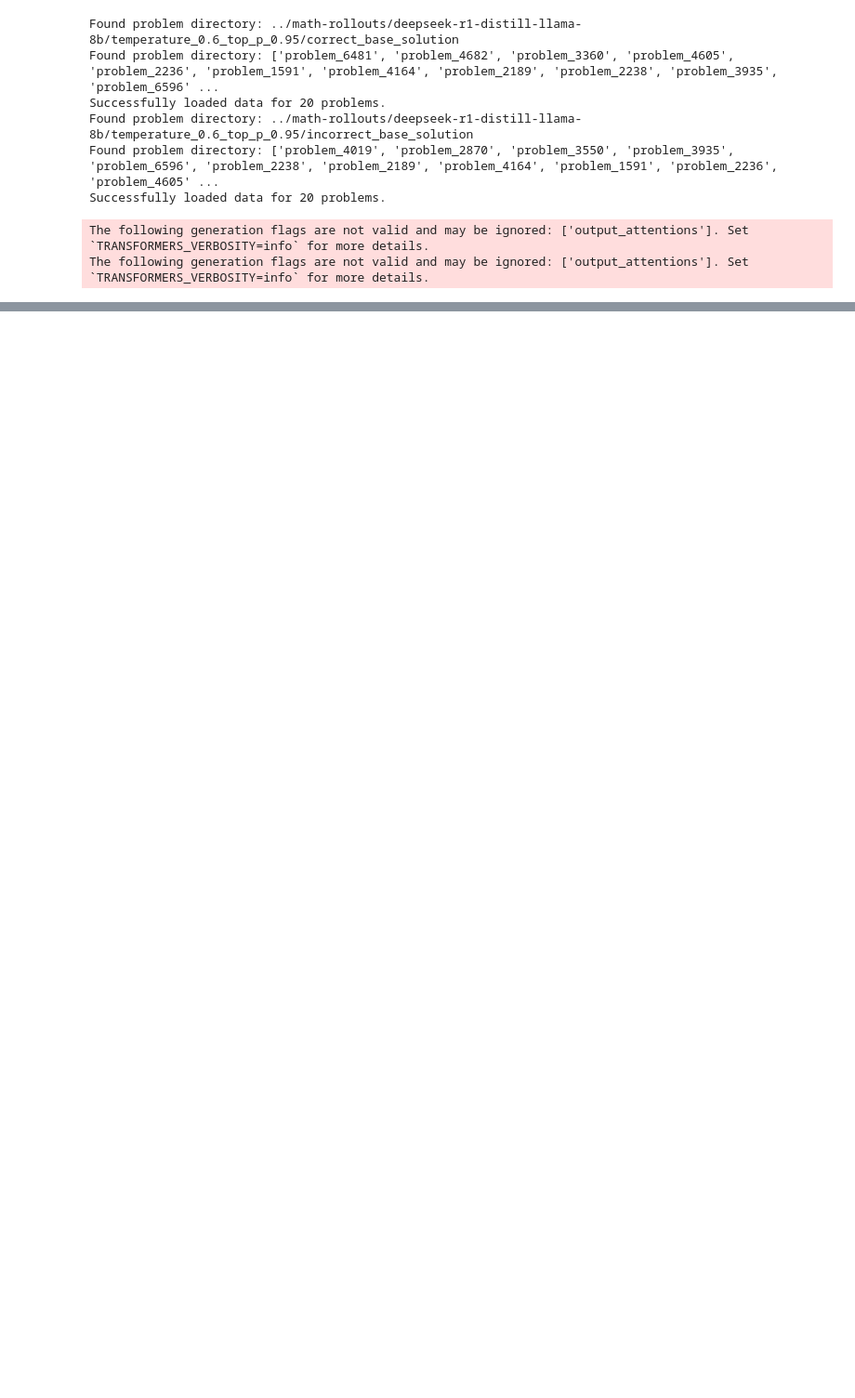
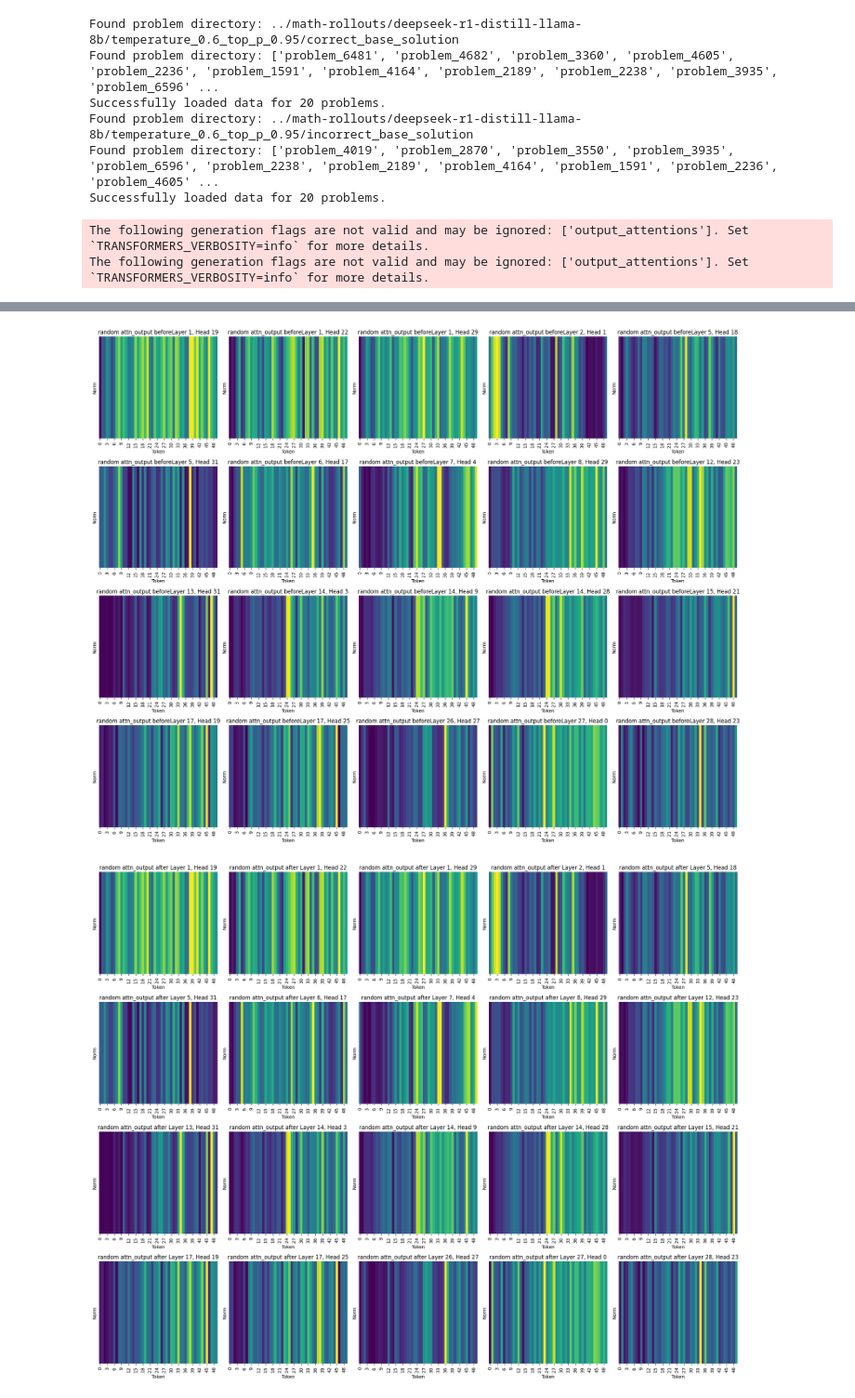
Before and after one commit to Realmbird/cot-counterfactual, a Jupyter notebook: rollout_visualizing_attention_final_answer/anlayze_attention.ipynb, the cells around one changed output, grey strips where cells are left out. Shown at 93% size. Saved outputs shown, nothing was run; the diff lists cells and outputs as text; code cells hidden in the pictures; blank space fills up the shorter version.

```diff
--- a/rollout_visualizing_attention_final_answer/anlayze_attention.ipynb
+++ b/rollout_visualizing_attention_final_answer/anlayze_attention.ipynb
@@ -633,0 +738,6 @@ plot_attention_heads(attention_all_heads_no_ablation, random_heads, title_prefix
+# %%
+plot_head_outputs(hidden_states_dict_before, random_heads, title_prefix="random attn_output before")
+plot_head_outputs(hidden_states_dict_after, random_heads, title_prefix="random attn_output after ")
+# %% [output]
+[figure, added]
+[figure, added]
```
Also changed, not shown: parts of 27 cells of this notebook.
